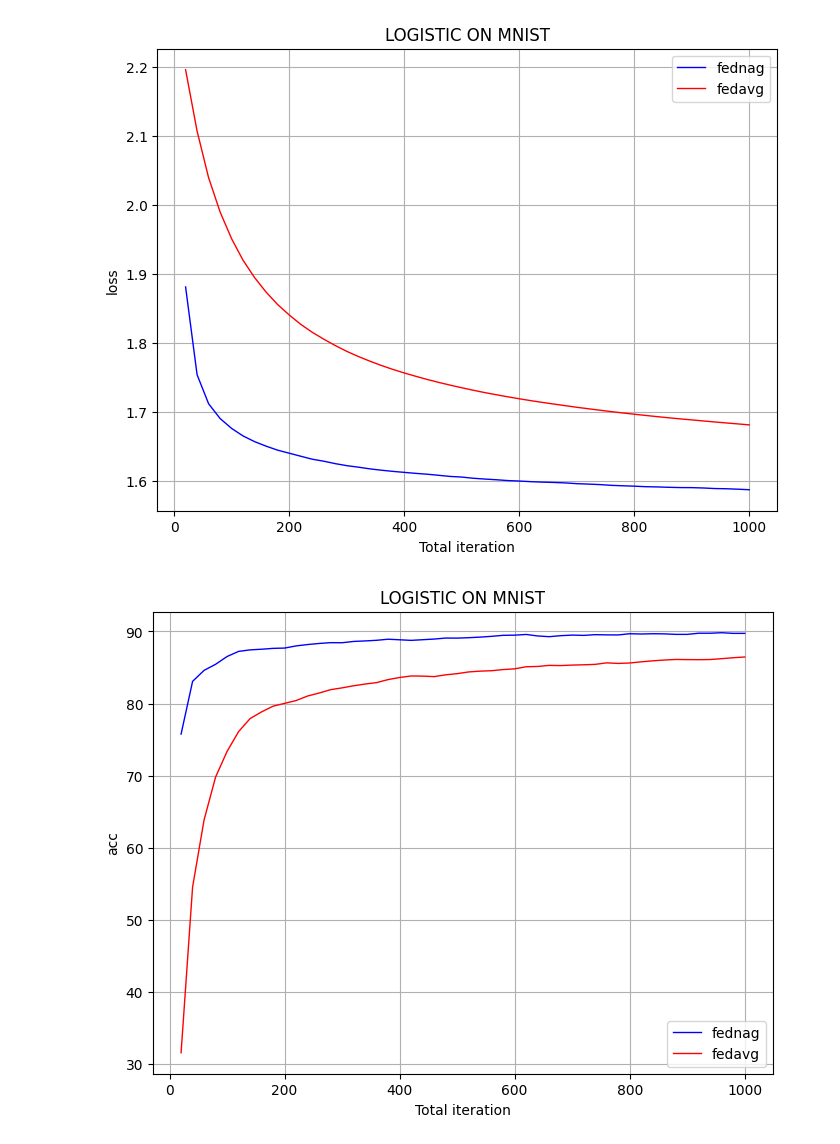
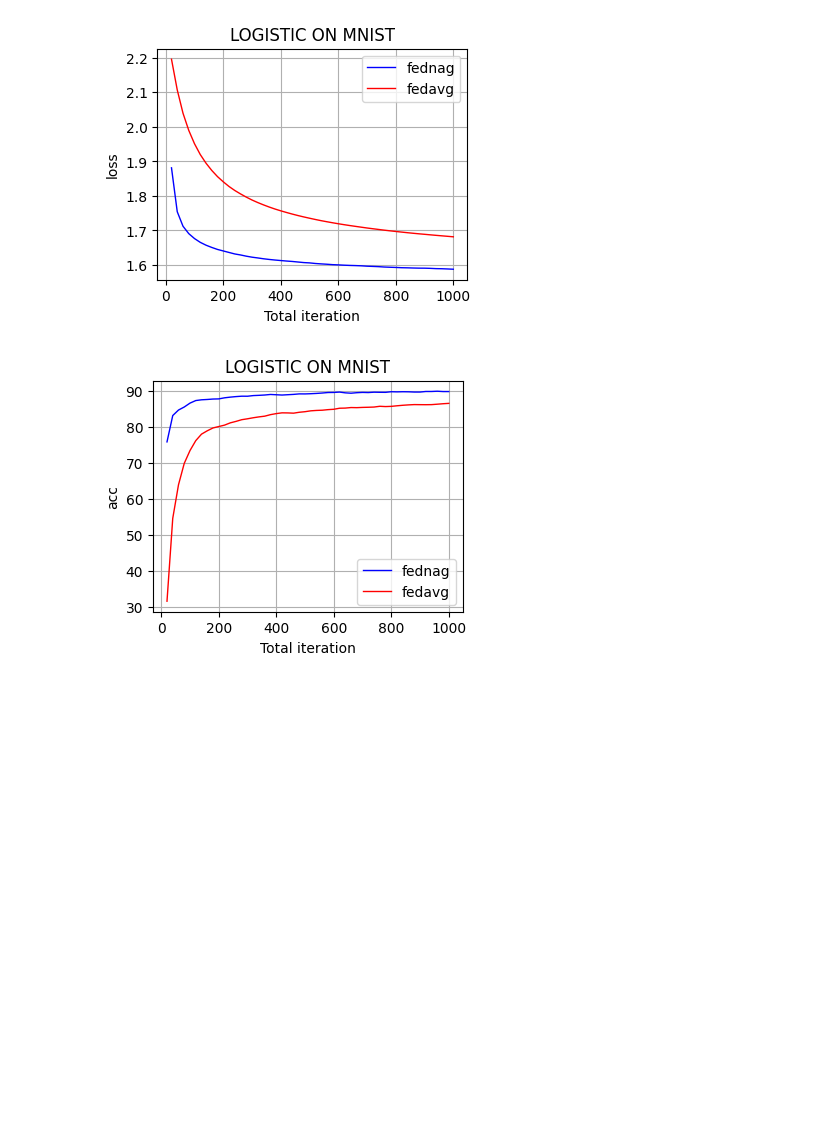
Before and after one commit to Gooooooogo/fedml, a Jupyter notebook: fed_plot.ipynb, the cells around one changed output. Saved outputs shown, nothing was run; the diff lists cells and outputs as text; code cells hidden in the pictures; blank space fills up the shorter version.

```diff
--- a/fed_plot.ipynb
+++ b/fed_plot.ipynb
@@ -55,24 +55,24 @@ plt.show()  # 显示图形
 # %%
-plt.figure(figsize=(8, 6))  # 设置图形大小
+plt.figure(figsize=(4, 3))  # 设置图形大小
 plt.plot(sheet_data['mnist_log_nag']['column2'], sheet_data['mnist_log_nag']['column4'], label='fednag', color='blue', linewidth=1)  # 绘制折线图
 plt.plot(sheet_data['mnist_log_avg']['column2'], sheet_data['mnist_log_avg']['column4'], label='fedavg', color='red', linewidth=1)  # 绘制折线图
 plt.title('LOGISTIC ON MNIST')  # 设置标题
 plt.xlabel('Total iteration')  # 设置X轴标签
 plt.ylabel('loss')  # 设置Y轴标签
 plt.legend()  # 显示图例
 plt.grid(True)  # 显示网格线
 plt.show()  # 显示图形
 
-plt.figure(figsize=(8, 6))  # 设置图形大小
+plt.figure(figsize=(4, 3))  # 设置图形大小
 plt.plot(sheet_data['mnist_log_nag']['column2'], sheet_data['mnist_log_nag']['column5'], label='fednag', color='blue', linewidth=1)  # 绘制折线图
 plt.plot(sheet_data['mnist_log_avg']['column2'], sheet_data['mnist_log_avg']['column5'], label='fedavg', color='red', linewidth=1)  # 绘制折线图
 plt.title('LOGISTIC ON MNIST')  # 设置标题
 plt.xlabel('Total iteration')  # 设置X轴标签
 plt.ylabel('acc')  # 设置Y轴标签
 plt.legend()  # 显示图例
 plt.grid(True)  # 显示网格线
 plt.show()  # 显示图形
 # %% [output]
-[figure, old version]
+[figure, new version]
-[figure, old version]
+[figure, new version]
 # %%
```
Also changed, not shown: parts of 2 cells of this notebook.
